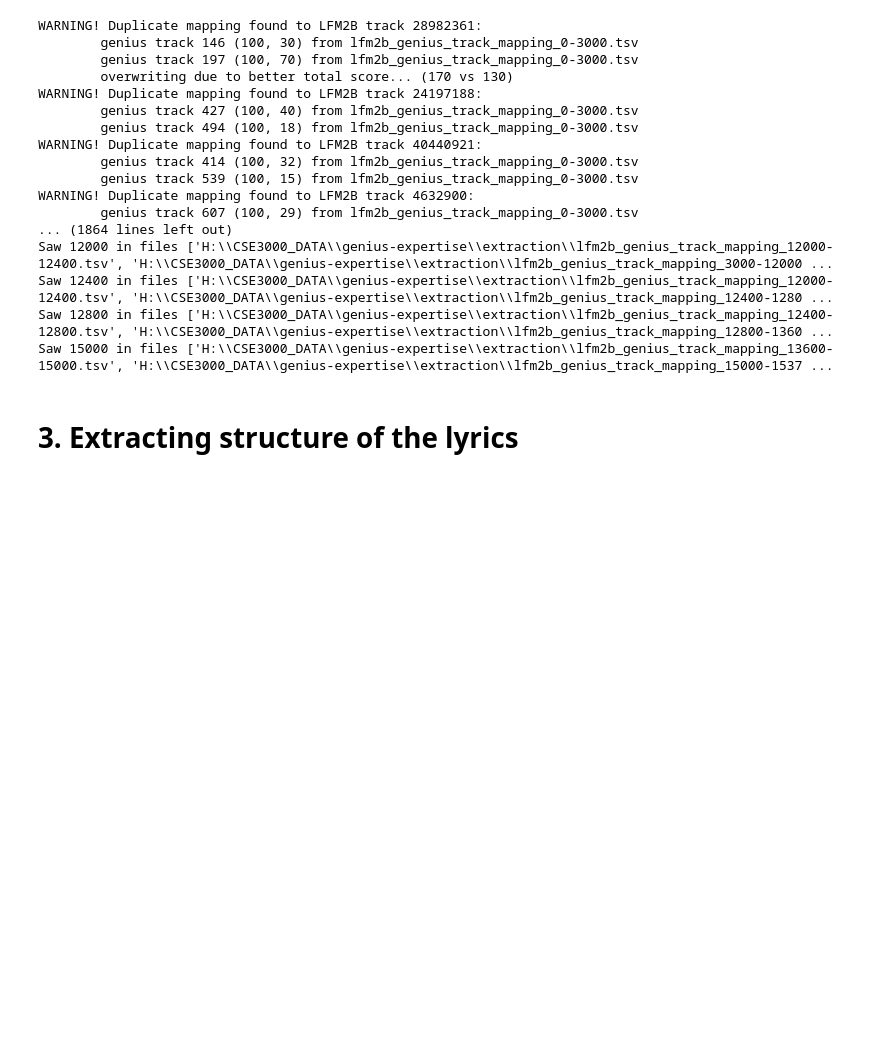
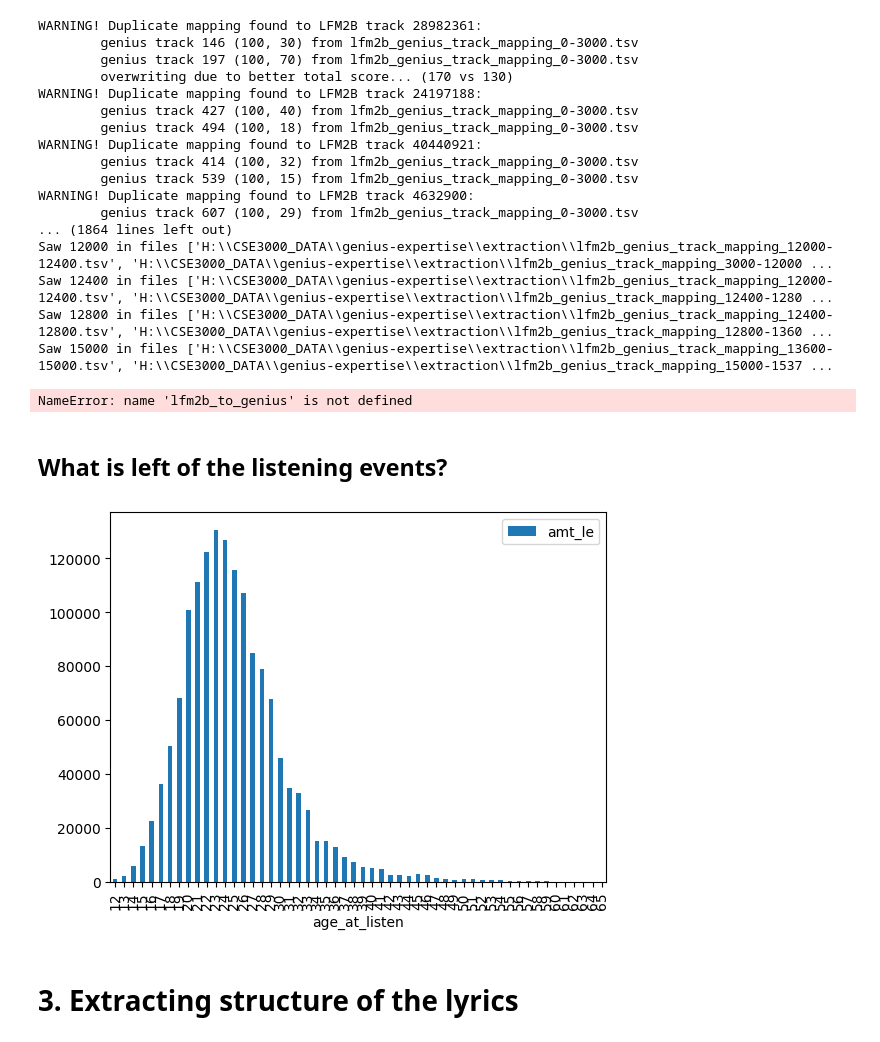
Before and after one commit to sbakker6/MusicRSAndChildren, a Jupyter notebook: lyrics.ipynb, the cells around one changed output. Saved outputs shown, nothing was run; the diff lists cells and outputs as text; code cells hidden in the pictures; blank space fills up the shorter version.

```diff
--- a/lyrics.ipynb
+++ b/lyrics.ipynb
@@ -715,6 +602,7 @@ def create_genius_db(lfm_genius_mappings):
         execute_script(Path("genius_lyrics_schemas", "song.sql"), cursor)
         execute_script(Path("genius_lyrics_schemas", "lfm2b_genius.sql"), cursor)
         execute_script(Path("genius_lyrics_schemas", "lyrics.sql"), cursor)
+        execute_script(Path("genius_lyrics_schemas", "cluster.sql"), cursor) # We create it, but we do not populate it yet
         for track_id, (song_id, ac, tc, _) in lfm_genius_mappings.items():
             song = find_first(lambda s : s.id == song_id, all_songs)
             assert song is not None, f"Could not find song for this mapping! Track id {track_id}, song id {song_id}"
@@ -730,5 +618,32 @@ def create_genius_db(lfm_genius_mappings):
 
 # lfm2b_to_genius[lfm2b_track_id_int] = (genius_track_id_int, artist_confidence_int, track_confidence_int, track_mapping)
 create_genius_db(lfm2b_to_genius)
+# %% [output]
+NameError: name 'lfm2b_to_genius' is not defined
+# %% [markdown]
+## What is left of the listening events?
+# %%
+gcon, gcur = create_connection("genius_db")
+lfmcon, lfmcur = create_connection("lfm2b")
+
+gcur.execute("select track_id from lfm2b_genius;")
+lfm2b_track_ids = gcur.fetchall()
+
+lfmcur.execute("select age_at_listen, count(*) from listening_event le where le.track_id in %s group by age_at_listen", (tuple(lfm2b_track_ids),))
+per_age = pd.DataFrame(lfmcur.fetchall(), columns=["age_at_listen", "amt_le"])
+
+gcon.close()
+lfmcon.close()
+# %%
+from properties import CSV_FOLDER
+
+count_by_age_folder = CSV_FOLDER / "count-by-age"
+
+
+per_age.plot.bar(x='age_at_listen')
+
+per_age.to_csv(count_by_age_folder/"listening_events_count-by-age_matched_with_genius.tsv", sep='\t', index=False)
+# %% [output]
+[figure, added]
 # %% [markdown]
 # 3. Extracting structure of the lyrics
```
Also changed, not shown: parts of 13 cells of this notebook, 1 other file.
